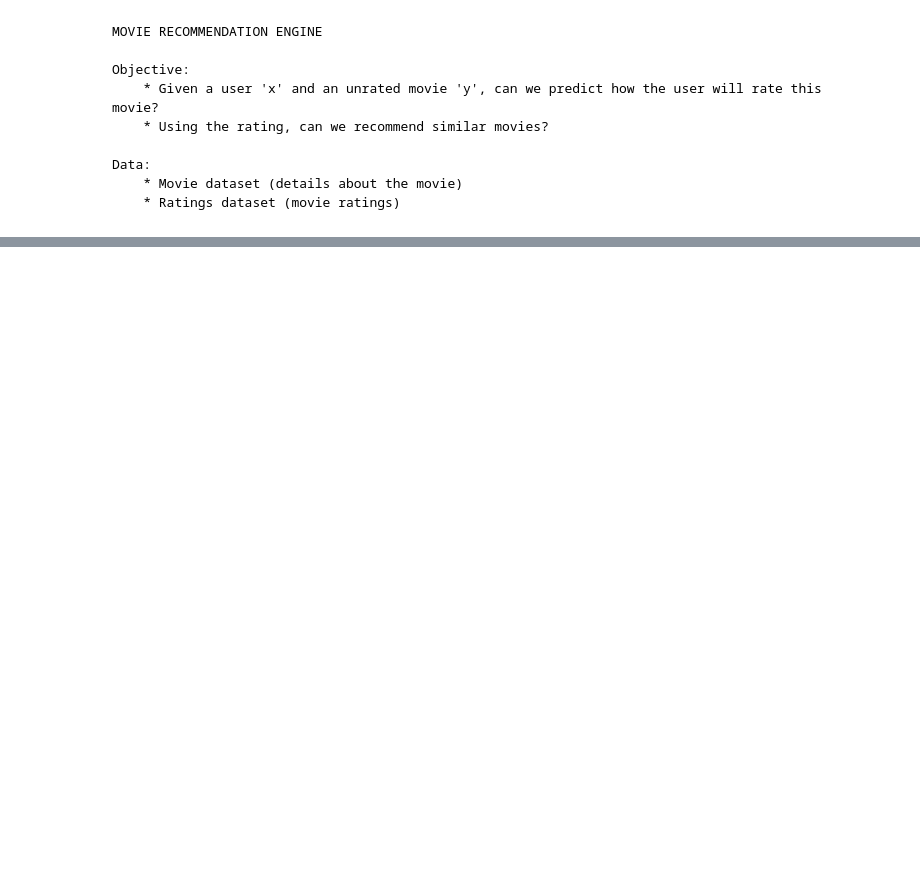
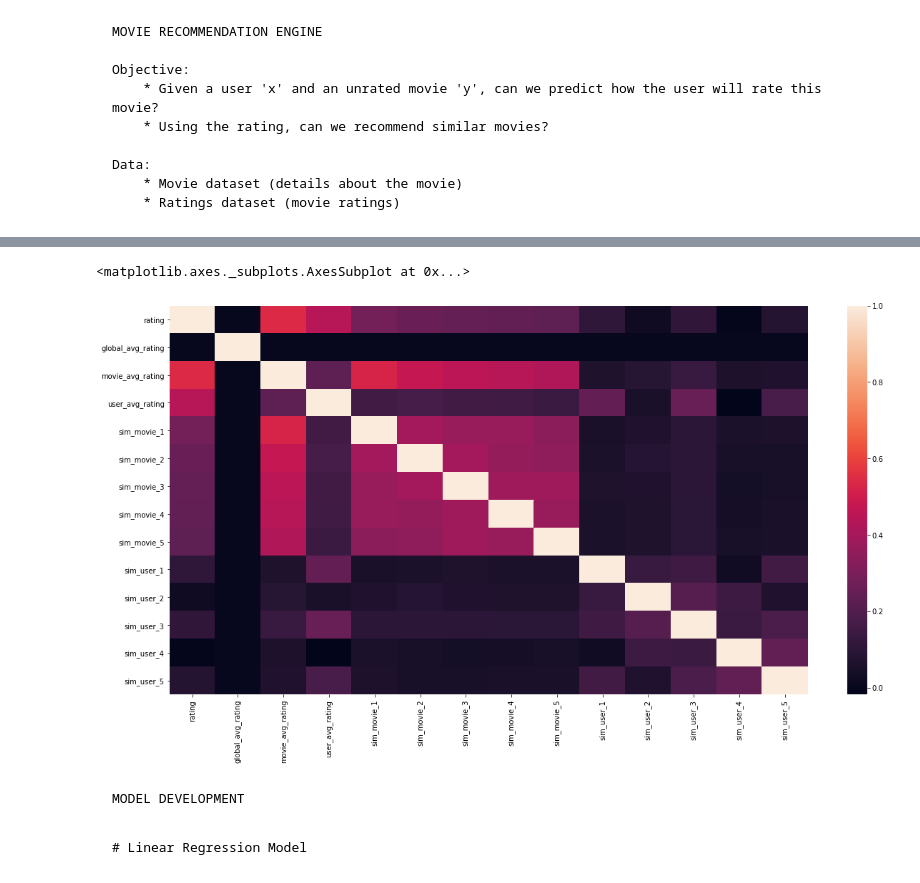
Before and after one commit to Masupa/Recommendation-Engine, a Jupyter notebook: movie-recommendation-engine-model.ipynb, the cells around one changed output, grey strips where cells are left out. Drawn from its saved outputs; the diff is of its cells as text; code cells hidden in the pictures; blank space fills up the shorter version.

Commit message:
* Trying other model's & evaluating Deep Learning Model *

```diff
--- a/movie-recommendation-engine-model.ipynb
+++ b/movie-recommendation-engine-model.ipynb
@@ -155,0 +31,3 @@ Actual value = 4.50
+# %%
+# Drop "title", "genres", "movieId", and "userId"
+movie_ratings.drop(labels=['title', 'genres', 'movieId', 'userId'], axis=1, inplace=True)
@@ -155,0 +66,12 @@ Actual value = 4.50
+# %%
+# Figure Size
+plt.figure(figsize=(20,10))
+
+# Correlation
+correlation = movie_ratings.corr()
+sns.heatmap(correlation, xticklabels=movie_ratings.columns, yticklabels=movie_ratings.columns)
+# %% [output]
+<matplotlib.axes._subplots.AxesSubplot at 0x...>
+[figure, added]
+# %% [markdown]
+    MODEL DEVELOPMENT
@@ -155,0 +90,2 @@ Actual value = 4.50
+# %% [markdown]
+    # Linear Regression Model
```
Also changed, not shown: parts of 36 cells of this notebook.
